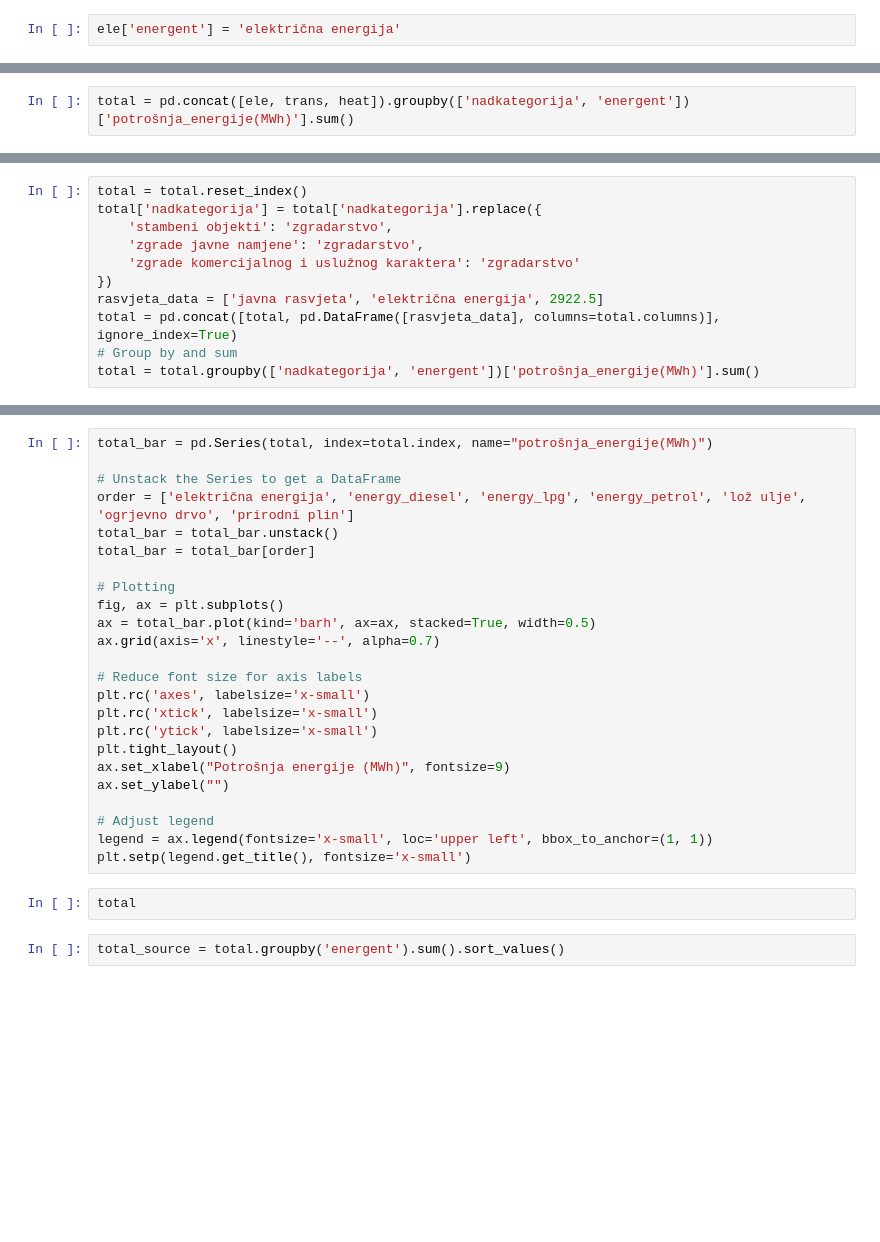
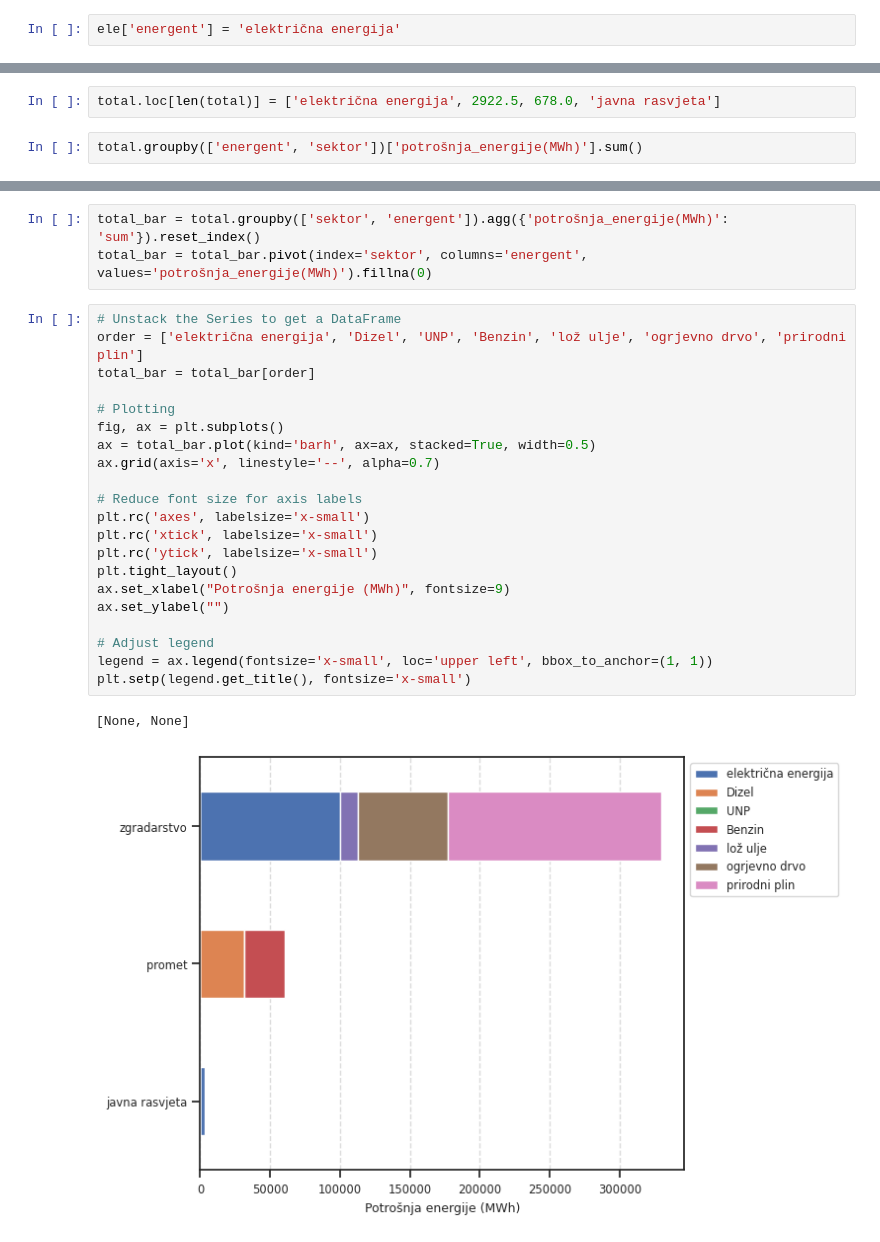
Before and after one commit to Green-Zone-Lab/vk_secap, a Jupyter notebook: notebooks/2011_Base_inventory.ipynb, the cells around one changed output, grey strips where cells are left out. Saved outputs shown, nothing was run; the diff lists cells and outputs as text; blank space fills up the shorter version.

Commit message:
Finished rough version of base inventory data and plots preprocessing notebook

```diff
--- a/notebooks/2011_Base_inventory.ipynb
+++ b/notebooks/2011_Base_inventory.ipynb
@@ -422,2 +423,4 @@ ele = ele[['energent', 'potrošnja_energije(MWh)', 'kategorija', 'nadkategorija'
+# %%
+total.loc[len(total)] = ['električna energija', 2922.5, 678.0, 'javna rasvjeta']
 # %%
-total = pd.concat([ele, trans, heat]).groupby(['nadkategorija', 'energent'])['potrošnja_energije(MWh)'].sum()
+total.groupby(['energent', 'sektor'])['potrošnja_energije(MWh)'].sum()
@@ -424,11 +437,0 @@ total = pd.concat([ele, trans, heat]).groupby(['nadkategorija', 'energent'])['po
-# %%
-total = total.reset_index()
-total['nadkategorija'] = total['nadkategorija'].replace({
-    'stambeni objekti': 'zgradarstvo',
-    'zgrade javne namjene': 'zgradarstvo',
-    'zgrade komercijalnog i uslužnog karaktera': 'zgradarstvo'
-})
-rasvjeta_data = ['javna rasvjeta', 'električna energija', 2922.5]
-total = pd.concat([total, pd.DataFrame([rasvjeta_data], columns=total.columns)], ignore_index=True)
-# Group by and sum
-total = total.groupby(['nadkategorija', 'energent'])['potrošnja_energije(MWh)'].sum()
@@ -437,28 +463,27 @@ total
+# %%
+total_bar = total.groupby(['sektor', 'energent']).agg({'potrošnja_energije(MWh)': 'sum'}).reset_index()
+total_bar = total_bar.pivot(index='sektor', columns='energent', values='potrošnja_energije(MWh)').fillna(0)
 # %%
-total_bar = pd.Series(total, index=total.index, name="potrošnja_energije(MWh)")
-
 # Unstack the Series to get a DataFrame
-order = ['električna energija', 'energy_diesel', 'energy_lpg', 'energy_petrol', 'lož ulje', 'ogrjevno drvo', 'prirodni plin']
-total_bar = total_bar.unstack()
+order = ['električna energija', 'Dizel', 'UNP', 'Benzin', 'lož ulje', 'ogrjevno drvo', 'prirodni plin']
 total_bar = total_bar[order]
 
 # Plotting
 fig, ax = plt.subplots()
 ax = total_bar.plot(kind='barh', ax=ax, stacked=True, width=0.5)
 ax.grid(axis='x', linestyle='--', alpha=0.7)
 
 # Reduce font size for axis labels
 plt.rc('axes', labelsize='x-small')
 plt.rc('xtick', labelsize='x-small')
 plt.rc('ytick', labelsize='x-small')
 plt.tight_layout()
 ax.set_xlabel("Potrošnja energije (MWh)", fontsize=9)
 ax.set_ylabel("")
 
 # Adjust legend
 legend = ax.legend(fontsize='x-small', loc='upper left', bbox_to_anchor=(1, 1))
 plt.setp(legend.get_title(), fontsize='x-small')
+# %% [output]
+[None, None]
+[figure, added]
-# %%
-total
-# %%
-total_source = total.groupby('energent').sum().sort_values()
```
Also changed, not shown: parts of 26 cells of this notebook.
